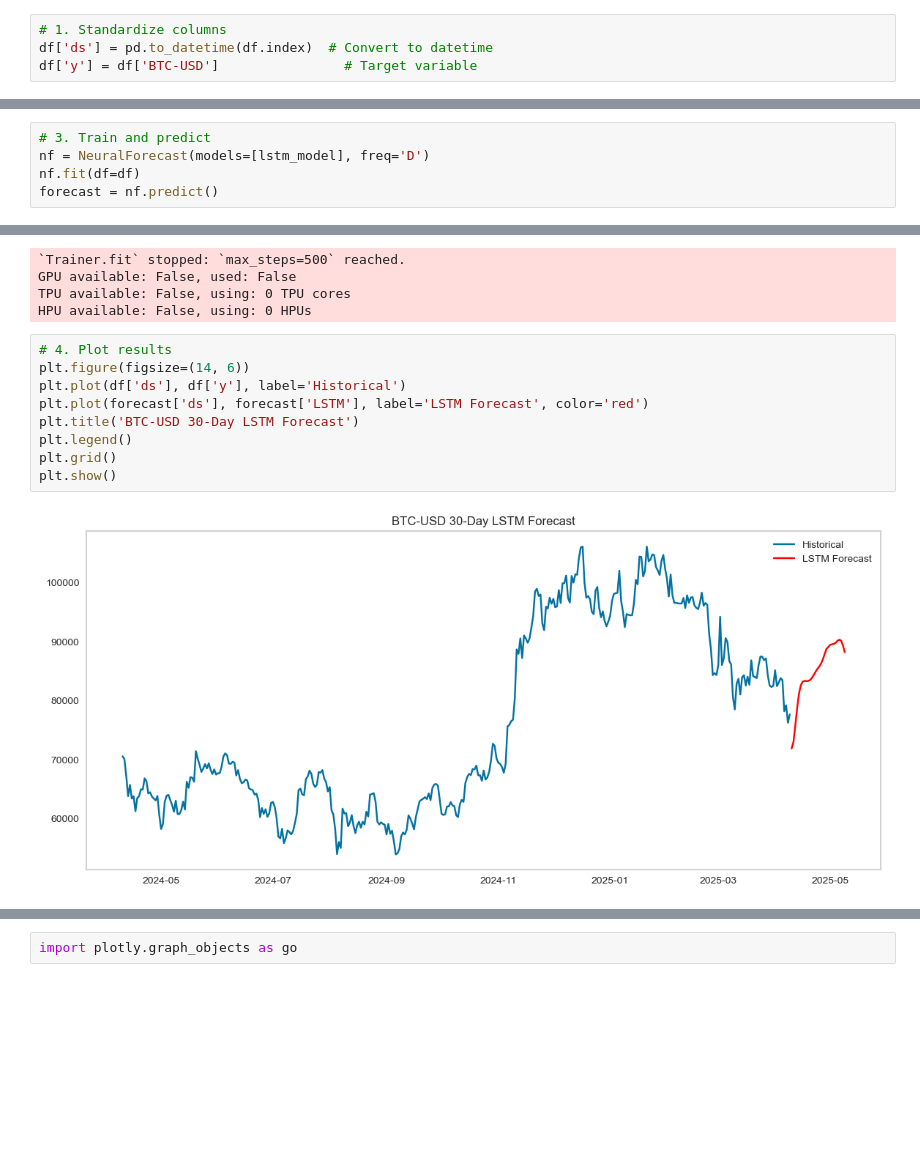
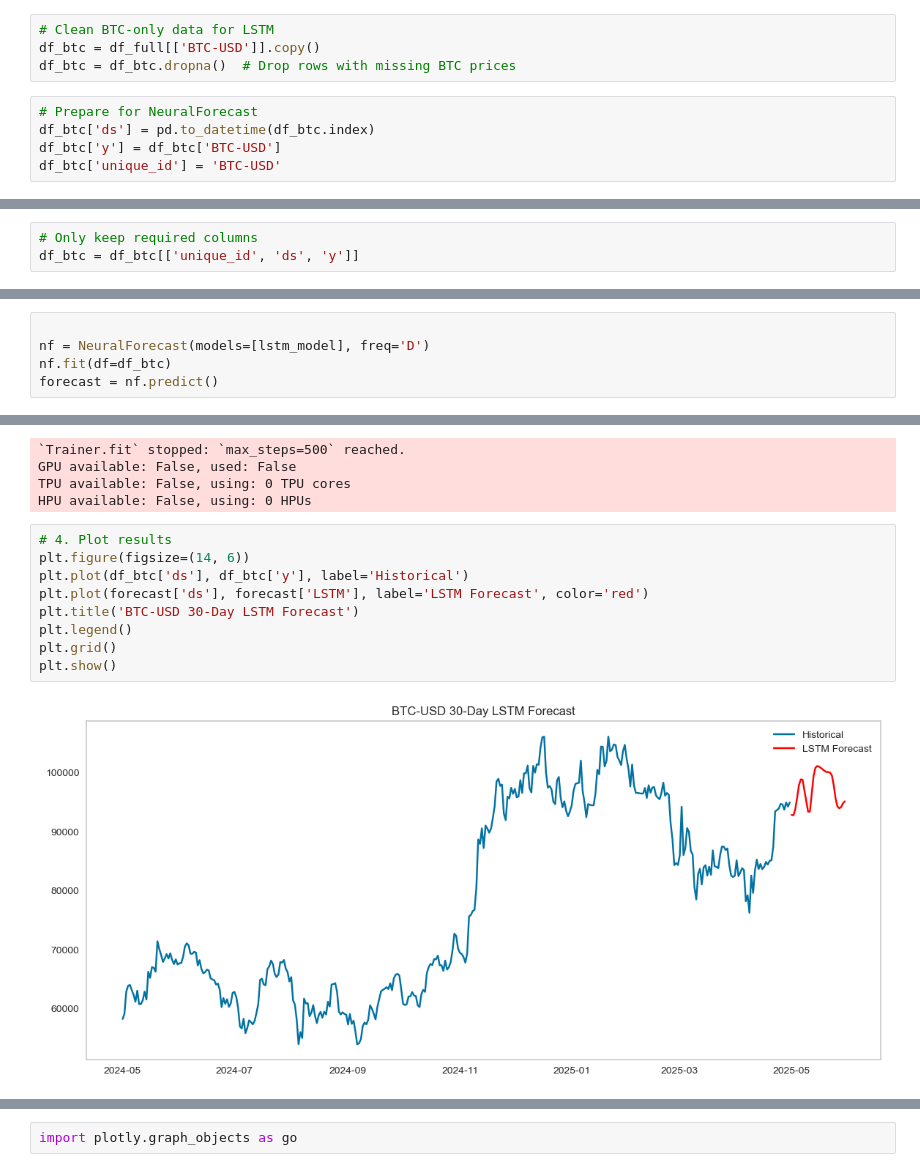
Before and after one commit to gedghill/AE2, a Jupyter notebook: arima_prophet_forecast.ipynb, the cells around one changed output, grey strips where cells are left out. Saved outputs shown, nothing was run; the diff lists cells and outputs as text; blank space fills up the shorter version.

Commit message:
creation of LSTM charts for all forecast windows

```diff
--- a/arima_prophet_forecast.ipynb
+++ b/arima_prophet_forecast.ipynb
@@ -532,4 +537,9 @@ import matplotlib.pyplot as plt
+# %%
+# Clean BTC-only data for LSTM
+df_btc = df_full[['BTC-USD']].copy()
+df_btc = df_btc.dropna()  # Drop rows with missing BTC prices
 # %%
-# 1. Standardize columns
-df['ds'] = pd.to_datetime(df.index)  # Convert to datetime
-df['y'] = df['BTC-USD']                # Target variable
+# Prepare for NeuralForecast
+df_btc['ds'] = pd.to_datetime(df_btc.index)
+df_btc['y'] = df_btc['BTC-USD']
+df_btc['unique_id'] = 'BTC-USD'
@@ -550,0 +546,3 @@ Seed set to 1
+# %%
+# Only keep required columns
+df_btc = df_btc[['unique_id', 'ds', 'y']]
@@ -551,7 +560,7 @@ Seed set to 1
 # %%
-# 3. Train and predict
+
 nf = NeuralForecast(models=[lstm_model], freq='D')
-nf.fit(df=df)
+nf.fit(df=df_btc)
 forecast = nf.predict()
 # %% [output]
 GPU available: False, used: False
@@ -579,12 +588,12 @@ HPU available: False, using: 0 HPUs
 # %%
 # 4. Plot results
 plt.figure(figsize=(14, 6))
-plt.plot(df['ds'], df['y'], label='Historical')
+plt.plot(df_btc['ds'], df_btc['y'], label='Historical')
 plt.plot(forecast['ds'], forecast['LSTM'], label='LSTM Forecast', color='red')
 plt.title('BTC-USD 30-Day LSTM Forecast')
 plt.legend()
 plt.grid()
 plt.show()
 # %% [output]
-[figure, old version]
+[figure, new version]
 # %%
```
Also changed, not shown: parts of 25 cells of this notebook, 27 other files.
